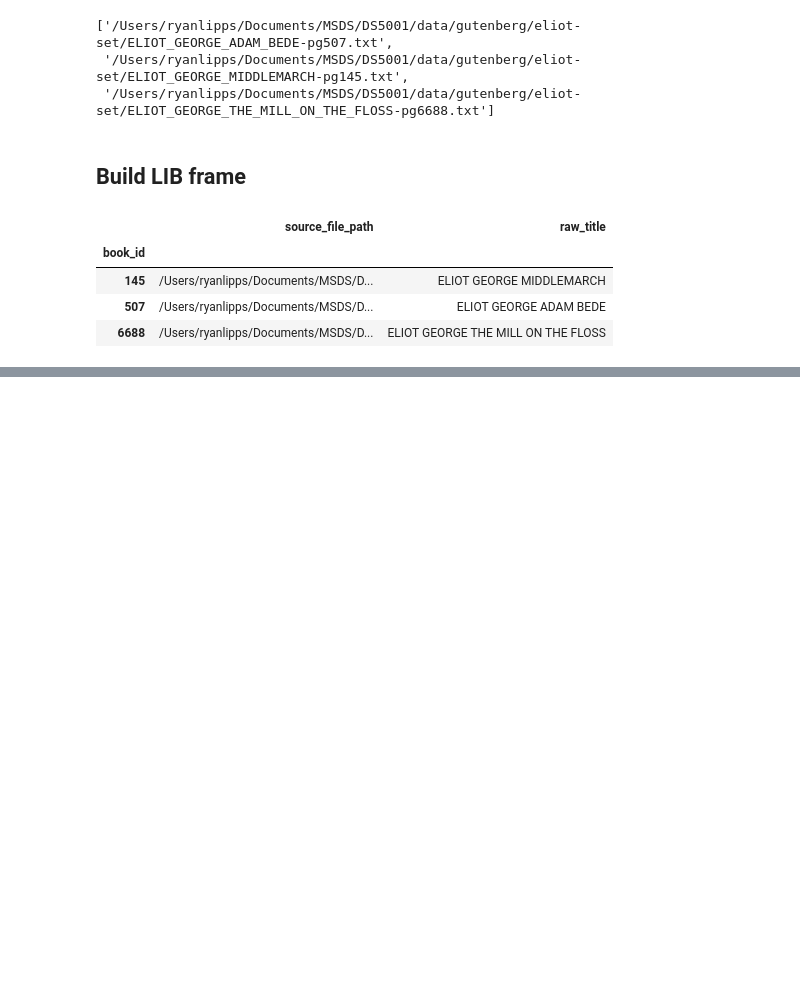
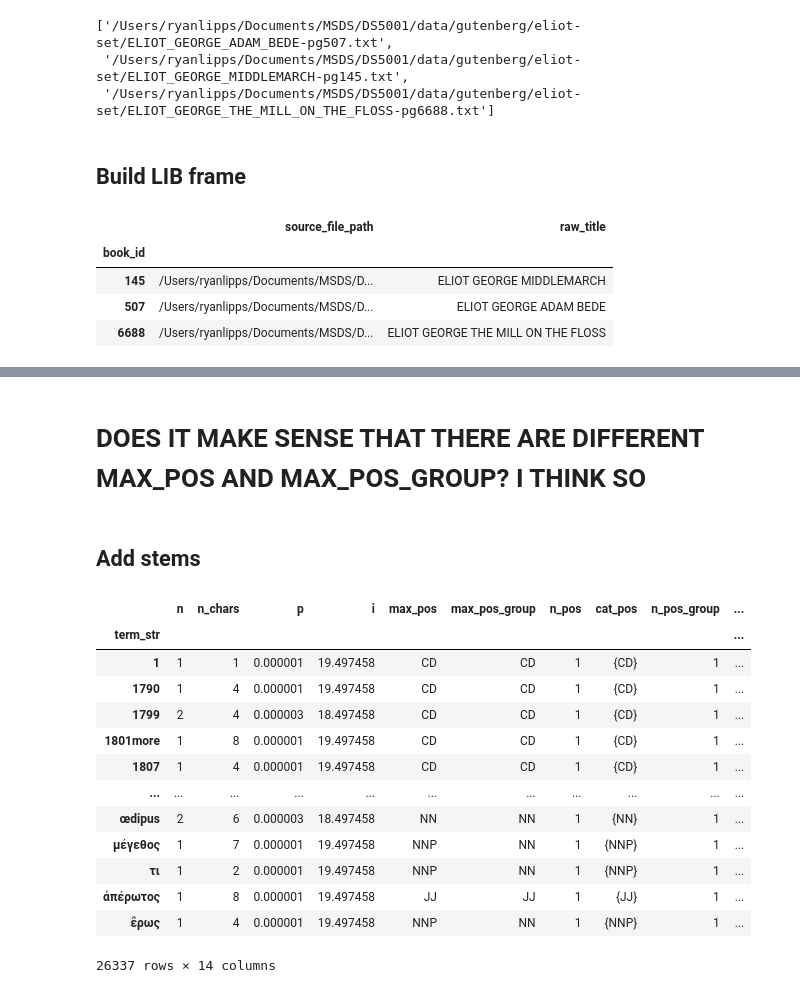
Before and after one commit to rlipps/DS5001-2024-01-R, a Jupyter notebook: lessons/M04_NLP/M04_HW04.ipynb, the cells around one changed output, grey strips where cells are left out. Drawn from its saved outputs; the diff is of its cells as text; code cells hidden in the pictures; blank space fills up the shorter version.

```diff
--- a/lessons/M04_NLP/M04_HW04.ipynb
+++ b/lessons/M04_NLP/M04_HW04.ipynb
@@ -90,0 +327,4 @@ LIB
+# %%
+VOCAB['n_pos_group'] = CORPUS[['term_str','pos_group']].value_counts().unstack().count(1)
+VOCAB['cat_pos_group'] = CORPUS[['term_str','pos_group']].value_counts().to_frame('n').reset_index()\
+    .groupby('term_str').pos_group.apply(lambda x: set(x))
@@ -90,0 +343,9 @@ LIB
+# %%
+sw = pd.DataFrame(nltk.corpus.stopwords.words('english'), columns=['term_str'])
+sw = sw.reset_index().set_index('term_str')
+sw.columns = ['dummy']
+sw.dummy = 1
+# %%
+VOCAB['stop'] = VOCAB.index.map(sw.dummy)
+VOCAB['stop'] = VOCAB['stop'].fillna(0).astype('int')
+VOCAB.head()
@@ -90,0 +375,33 @@ LIB
+# %% [markdown]
+# DOES IT MAKE SENSE THAT THERE ARE DIFFERENT MAX_POS AND MAX_POS_GROUP? I THINK SO
+# %% [markdown]
+## Add stems
+# %%
+from nltk.stem.porter import PorterStemmer
+stemmer1 = PorterStemmer()
+VOCAB['stem_porter'] = VOCAB.apply(lambda x: stemmer1.stem(x.name), 1)
+
+from nltk.stem.snowball import SnowballStemmer
+stemmer2 = SnowballStemmer("english")
+VOCAB['stem_snowball'] = VOCAB.apply(lambda x: stemmer2.stem(x.name), 1)
+
+from nltk.stem.lancaster import LancasterStemmer
+stemmer3 = LancasterStemmer()
+VOCAB['stem_lancaster'] = VOCAB.apply(lambda x: stemmer3.stem(x.name), 1)
+# %%
+VOCAB
+# %% [output]
+|  | n | n_chars | p | i | max_pos | max_pos_group | n_pos | cat_pos | n_pos_group | ... |
+| term_str |  |  |  |  |  |  |  |  |  | ... |
+| 1 | 1 | 1 | 0.000001 | 19.497458 | CD | CD | 1 | {CD} | 1 | ... |
+| 1790 | 1 | 4 | 0.000001 | 19.497458 | CD | CD | 1 | {CD} | 1 | ... |
+| 1799 | 2 | 4 | 0.000003 | 18.497458 | CD | CD | 1 | {CD} | 1 | ... |
+| 1801more | 1 | 8 | 0.000001 | 19.497458 | CD | CD | 1 | {CD} | 1 | ... |
+| 1807 | 1 | 4 | 0.000001 | 19.497458 | CD | CD | 1 | {CD} | 1 | ... |
+| ... | ... | ... | ... | ... | ... | ... | ... | ... | ... | ... |
+| œdipus | 2 | 6 | 0.000003 | 18.497458 | NN | NN | 1 | {NN} | 1 | ... |
+| μέγεθος | 1 | 7 | 0.000001 | 19.497458 | NNP | NN | 1 | {NNP} | 1 | ... |
+| τι | 1 | 2 | 0.000001 | 19.497458 | NNP | NN | 1 | {NNP} | 1 | ... |
+| ἀπέρωτος | 1 | 8 | 0.000001 | 19.497458 | JJ | JJ | 1 | {JJ} | 1 | ... |
+| ἒρως | 1 | 4 | 0.000001 | 19.497458 | NNP | NN | 1 | {NNP} | 1 | ... |
+26337 rows × 14 columns
```
Also changed, not shown: parts of 43 cells of this notebook.
